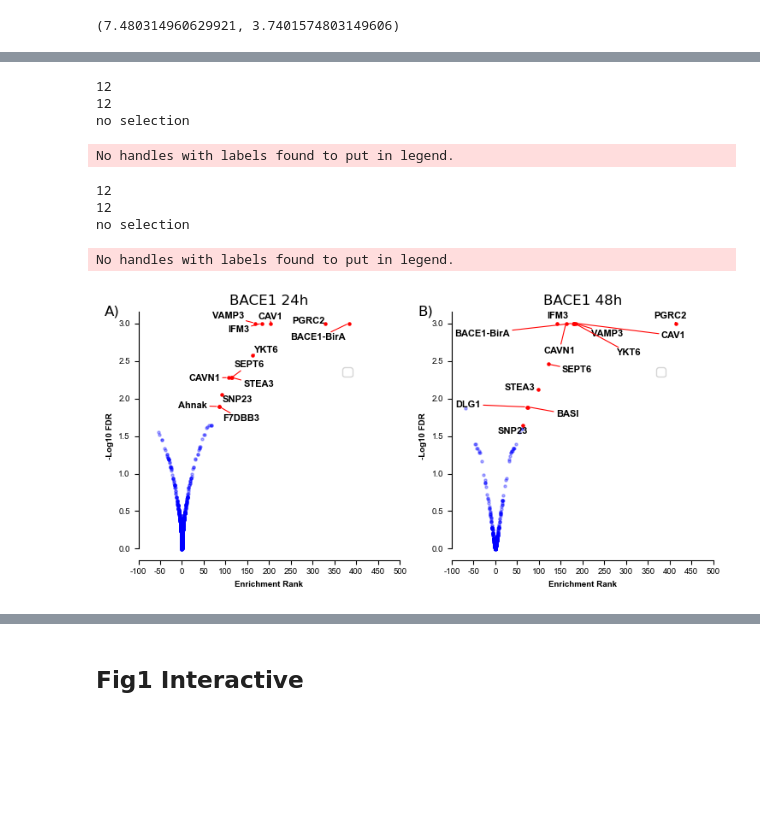
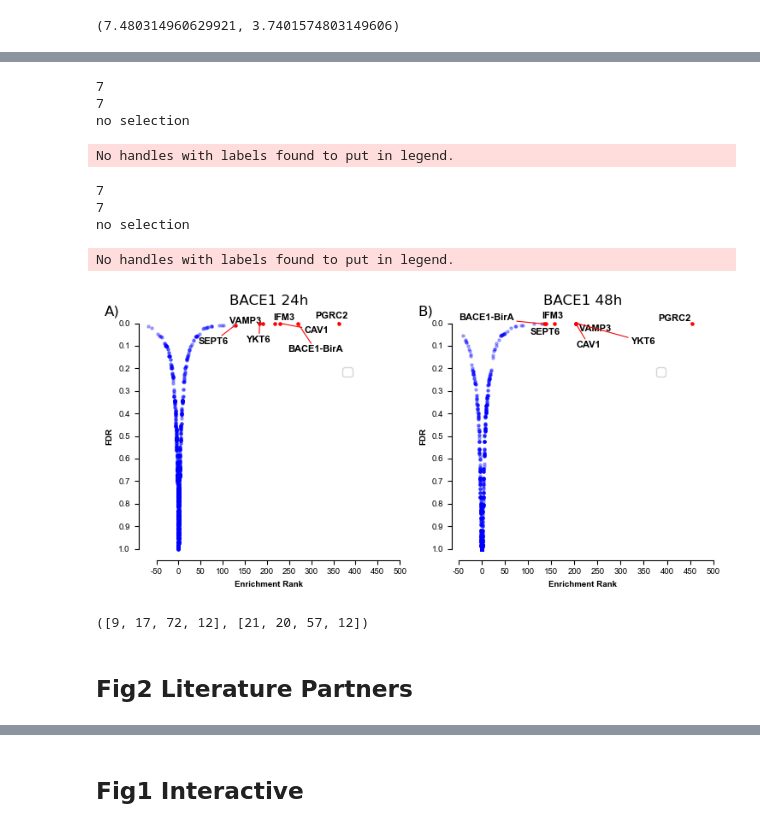
Before and after one commit to mtinti/BACE1_pulldown, a Jupyter notebook: analysis_def.ipynb, the cells around one changed output, grey strips where cells are left out. Drawn from its saved outputs; the diff is of its cells as text; code cells hidden in the pictures; blank space fills up the shorter version.

```diff
--- a/analysis_def.ipynb
+++ b/analysis_def.ipynb
@@ -61,5 +33,5 @@ df = pd.read_csv(os.path.join(TXT_PATH, 'proteinGroups.zip'),sep='\t')
 # %%
-df = PTUT.clean_df(df, score=5, unique_pep_threshold=2)
+df = PTUT.clean_df(df, score=1, unique_pep_threshold=2)
 df = PTUT.mod_df(df)
 print(df.shape)
 df.head()
@@ -375,0 +309,3 @@ name_dict = {
+# %%
+res_48['FDR']=res_48['FDR']*-1
+res_48['FDR']
@@ -375,0 +325,3 @@ name_dict = {
+# %%
+res_24['FDR']=res_24['FDR']*-1
+res_24['FDR']
@@ -393,14 +358,16 @@ plt.style.use('default')
 fig, axes=plt.subplots(figsize=(7.48,3.74),
                      ncols=2, nrows=1)
 
-ids = res_24.sort_values('srank',ascending=False).head(12)
+
+
+ids = res_24.sort_values('srank',ascending=False).head(7)
 _ids = ids.index.values
 _names = [n.split('|')[-1].replace('_MOUSE','') for n in ids['Gene_id'].values]
 _names = [name_dict.get(n,n) for n in _names]
 print(len(_ids))
 print(len(_names))
 ax=axes[0]
-PTUT.make_vulcano(res_24, ax, x='srank', y='log_FDR',
+PTUT.make_vulcano(res_24, ax, x='srank', y='FDR',
              annot_index=_ids,
              annot_names = _names,
              title='',
@@ -411,13 +378,13 @@ PTUT.make_vulcano(res_24, ax, x='srank', y='log_FDR',
              point_size_all=5,
             text_size=8,
                   fontdict=fontProperties_names,
-                  expand_points=(6, 6),
+                  expand_points=(1, 1),
                 expand_text=(1.5, 1.5)
             )
 
 ax.set_title('BACE1 24h')
 ax.set_xlabel('Enrichment Rank',fontdict=fontProperties_names)
-ax.set_ylabel('-Log10 FDR',fontdict=fontProperties_names)
+ax.set_ylabel('FDR',fontdict=fontProperties_names)
 #ax.legend(loc='upper center', bbox_to_anchor=(1.1, 0.9),
 #          title='Legend')
 #ax.yaxis.label.set_size(18)
@@ -428,18 +395,20 @@ ax.tick_params(axis='both', which='major', labelsize=7)
 
 
 
-
-temp_xticks=[int(n) for n in np.arange(-100,550,50)]
+temp_xticks=[int(n) for n in np.arange(-50,550,50)]
 ax.set_xticks(temp_xticks)
 ax.set_xticklabels(temp_xticks, fontProperties)
-ax.set_yticklabels(ax.get_yticks(), fontProperties)
+
+ax.set_yticks([round(n,2) for n in np.arange(-1,0.1,0.1)[::-1]])
+
+ax.set_yticklabels([str(round(n,2)*-1) for n in np.arange(-1,0.1,0.1)[::-1]], fontProperties)
 
 ax.spines['top'].set_color('none')
 ax.spines['right'].set_color('none')
 xmin, xmax = ax.get_xlim()
-ax.spines['bottom'].set_bounds(-100, 500)
+ax.spines['bottom'].set_bounds(-50, 500)
 ymin, ymax = ax.get_ylim()
-ax.spines['left'].set_bounds(0, ymax)
+ax.spines['left'].set_bounds(-1, 0)
 
 ax.text(-0.1, 1, 'A)', horizontalalignment='center',
                verticalalignment='center',
@@ -447,14 +416,14 @@ ax.text(-0.1, 1, 'A)', horizontalalignment='center',
 
 
 ax=axes[1]
-ids = res_48.sort_values('srank',ascending=False).head(12)
+ids = res_48.sort_values('srank',ascending=False).head(7)
 _ids = ids.index.values
 _names = [n.split('|')[-1].replace('_MOUSE','') for n in ids['Gene_id'].values]
 _names = [name_dict.get(n,n) for n in _names]
 print(len(_ids))
 print(len(_names))
 
-PTUT.make_vulcano(res_48, ax, x='srank', y='log_FDR',
+PTUT.make_vulcano(res_48, ax, x='srank', y='FDR',
              annot_index=_ids,
              annot_names = _names,
              title='',
@@ -465,13 +434,13 @@ PTUT.make_vulcano(res_48, ax, x='srank', y='log_FDR',
              point_size_all=5,
             text_size=8,
                   fontdict=fontProperties_names,
-                  expand_points=(5, 5),
-                expand_text=(2, 2)
+                  expand_points=(1, 1),
+                expand_text=(1.5, 1.5)
             )
 
 ax.set_title('BACE1 48h')
 ax.set_xlabel('Enrichment Rank',fontdict=fontProperties_names)
-ax.set_ylabel('-Log10 FDR',fontdict=fontProperties_names)
+ax.set_ylabel('FDR',fontdict=fontProperties_names)
 #ax.legend(loc='upper center', bbox_to_anchor=(1.1, 0.9),
 #          title='Legend')
 #ax.yaxis.label.set_size(18)
@@ -482,48 +451,66 @@ ax.tick_params(axis='both', which='major', labelsize=7)
 
 
 
-temp_xticks=[int(n) for n in np.arange(-100,550,50)]
+temp_xticks=[int(n) for n in np.arange(-50,550,50)]
 ax.set_xticks(temp_xticks)
 ax.set_xticklabels(temp_xticks, fontProperties)
-ax.set_yticklabels(ax.get_yticks(), fontProperties)
+
+ax.set_yticks([round(n,2) for n in np.arange(-1,0.1,0.1)[::-1]])
+
+ax.set_yticklabels([str(round(n,2)*-1) for n in np.arange(-1,0.1,0.1)[::-1]], fontProperties)
 
 ax.spines['top'].set_color('none')
 ax.spines['right'].set_color('none')
 xmin, xmax = ax.get_xlim()
-ax.spines['bottom'].set_bounds(-100, 500)
+ax.spines['bottom'].set_bounds(-50, 500)
 ymin, ymax = ax.get_ylim()
-ax.spines['left'].set_bounds(0, ymax)
+ax.spines['left'].set_bounds(-1, 0)
 
 ax.text(-0.1, 1, 'B)', horizontalalignment='center',
                verticalalignment='center',
                transform=ax.transAxes,fontsize=12)
 
 
 
 
 
 
 plt.tight_layout()
 plt.savefig('Fig1.svg')
 
 plt.savefig('Fig1.png')
 plt.show()
 
 #w 190 mm
 #h 95 mm
 #font 7pt and Arial
 #x/y axes annotation Arial 7pt bold
 #top 10
 # %% [output]
-12
-12
+7
+7
 no selection
 No handles with labels found to put in legend.
-12
-12
+7
+7
 no selection
 No handles with labels found to put in legend.
-[figure, old version]
+[figure, new version]
+# %%
+list_genes_24= []
+for n in ['BASI','EPHA2_MOUSE','FLOT2_MOUSE','ZDH20_MOUSE']:
+    temp = res_24[res_24['Protein IDs'].str.contains(n)]
+    list_genes_24.append(temp.index.values[0])
+
+list_genes_48= []
+for n in ['BASI','EPHA2_MOUSE','FLOT2_MOUSE','ZDH20_MOUSE']:
+    temp = res_48[res_48['Protein IDs'].str.contains(n)]
+    list_genes_48.append(temp.index.values[0])
+list_genes_48, list_genes_24
+# %% [output]
+([9, 17, 72, 12], [21, 20, 57, 12])
+# %% [markdown]
+## Fig2 Literature Partners
 # %%
 #ax.spines['left'].set_bounds(ymin+small_add, ymax)
 
```
Also changed, not shown: parts of 41 cells of this notebook, 38 other files.
